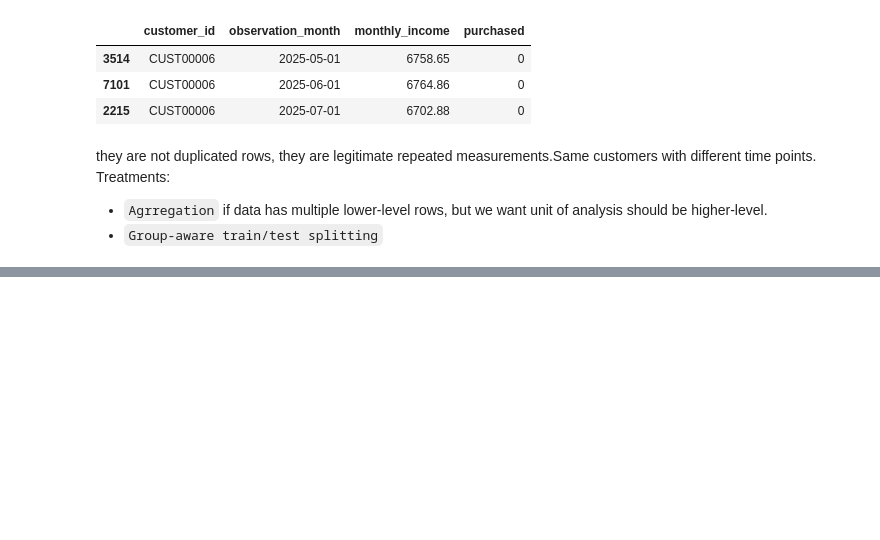
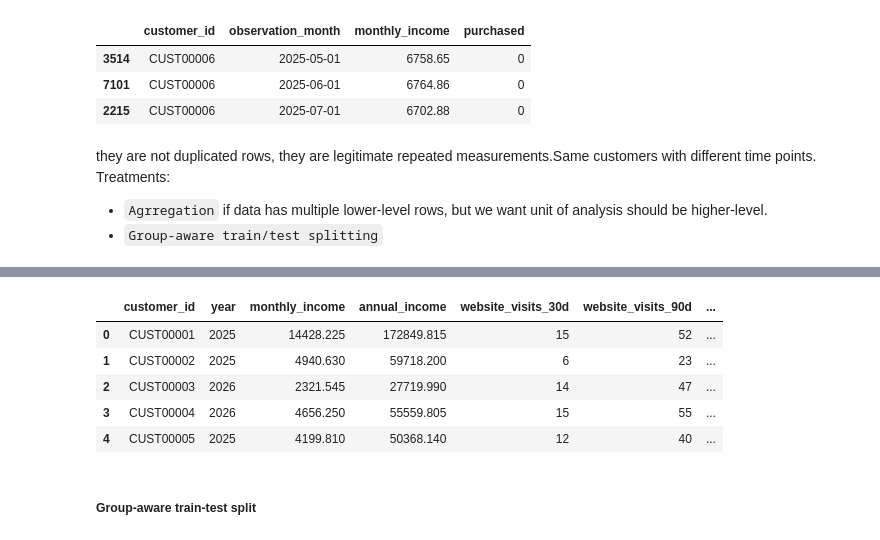
Before and after one commit to diyorarti/Learning_Data_Science, a Jupyter notebook: Statistics/3_Regression/Logistic_regression/Independence_Observations_Assumption.ipynb, the cells around one changed output, grey strips where cells are left out. Cells and saved outputs as stored; diff of their text form; code cells hidden in the pictures; blank space fills up the shorter version.

```diff
--- a/Statistics/3_Regression/Logistic_regression/Independence_Observations_Assumption.ipynb
+++ b/Statistics/3_Regression/Logistic_regression/Independence_Observations_Assumption.ipynb
@@ -127,0 +154,54 @@ Treatments:
+# %%
+customer_year_df = (
+    yearly_df.groupby(
+        ['customer_id', 'year']
+    )
+    .agg(
+        monthly_income=('monthly_income', 'mean'),
+        annual_income=('annual_income', 'mean'),
+
+        website_visits_30d=('website_visits_30d', 'sum'),
+        website_visits_90d=('website_visits_90d', 'sum'),
+
+        session_minutes=('session_minutes', 'sum'),
+
+        discount_pct=('discount_pct', 'mean'),
+
+        support_tickets_30d=('support_tickets_30d', 'sum'),
+
+        days_since_last_purchase=(
+            'days_since_last_purchase',
+            'last'
+        ),
+
+        cart_items=('cart_items', 'sum'),
+
+        email_opens_30d=('email_opens_30d', 'sum'),
+
+        profile_views_30d=(
+            'profile_views_30d',
+            'sum'
+        ),
+
+        social_referrals_30d=(
+            'social_referrals_30d',
+            'sum'
+        ),
+
+        survey_score=('survey_score', 'mean'),
+
+        purchased=('purchased', 'max')
+    )
+    .reset_index()
+)
+# %%
+customer_year_df.head()
+# %% [output]
+|  | customer_id | year | monthly_income | annual_income | website_visits_30d | website_visits_90d | ... |
+| 0 | CUST00001 | 2025 | 14428.225 | 172849.815 | 15 | 52 | ... |
+| 1 | CUST00002 | 2025 | 4940.630 | 59718.200 | 6 | 23 | ... |
+| 2 | CUST00003 | 2026 | 2321.545 | 27719.990 | 14 | 47 | ... |
+| 3 | CUST00004 | 2026 | 4656.250 | 55559.805 | 15 | 55 | ... |
+| 4 | CUST00005 | 2025 | 4199.810 | 50368.140 | 12 | 40 | ... |
+# %% [markdown]
+##### Group-aware train-test split
```
Also changed, not shown: parts of 23 cells of this notebook, 1 other file.
